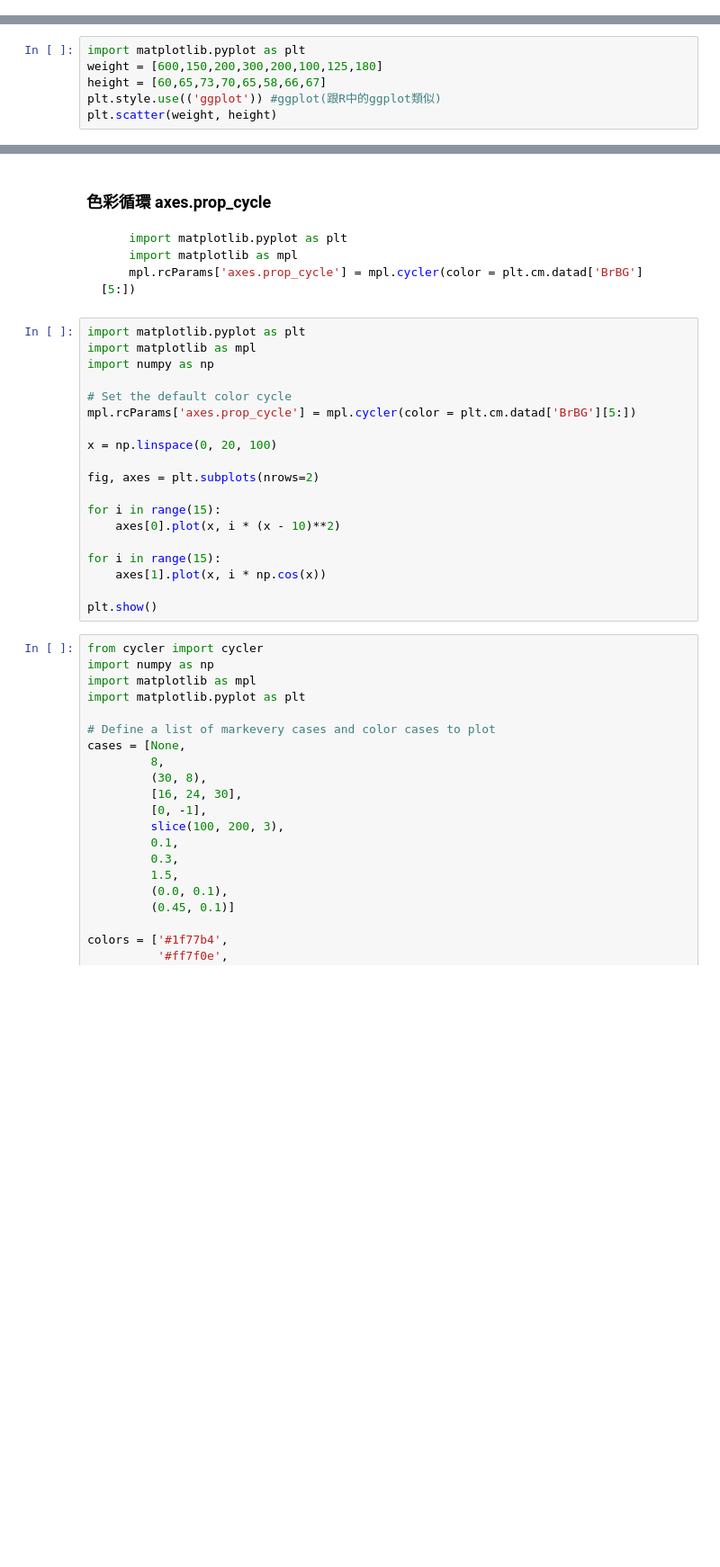
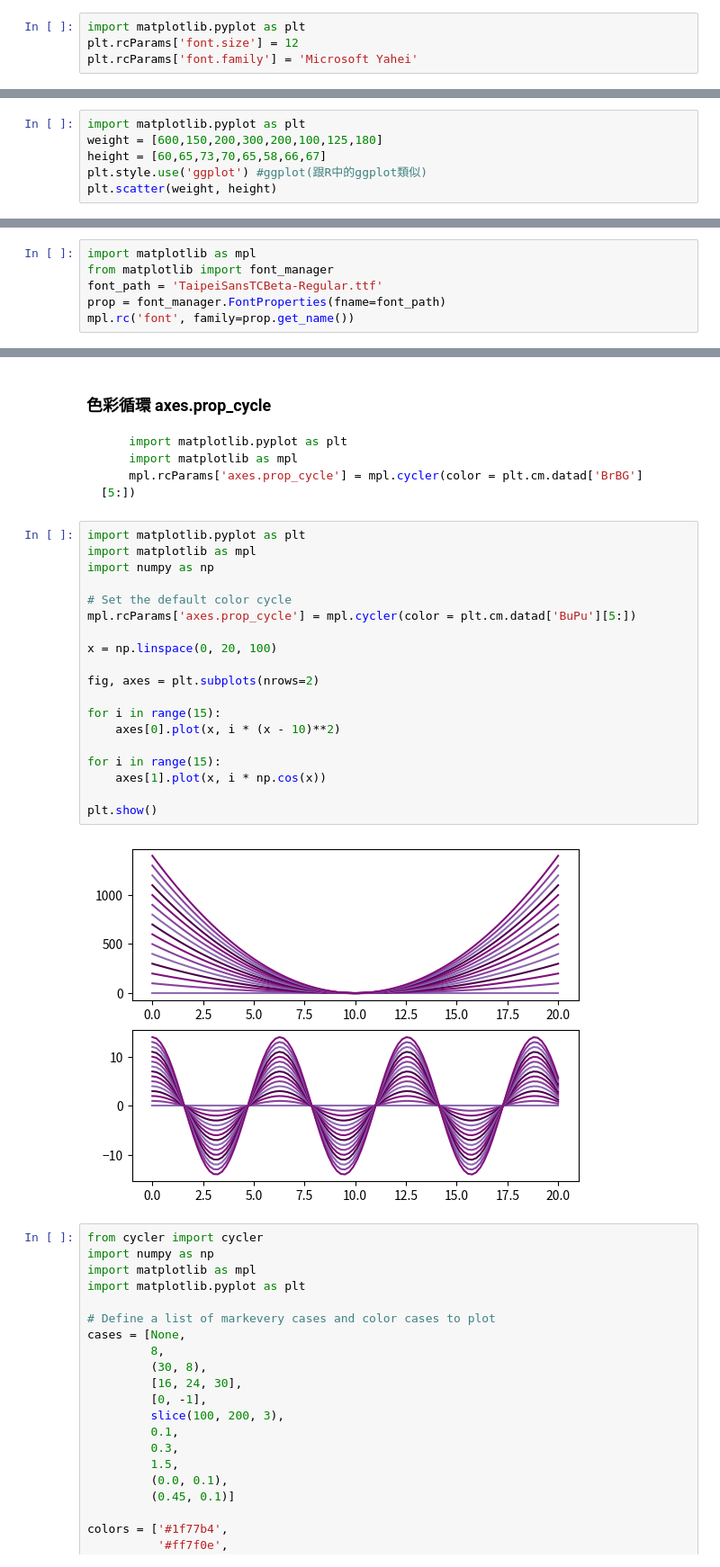
Before and after one commit to smillzy/Python_-, a Jupyter notebook: matplotlib基本設定.ipynb, the cells around one changed output, grey strips where cells are left out. Shown at 90% size. Saved outputs shown, nothing was run; the diff lists cells and outputs as text; blank space fills up the shorter version.

Commit message:
matplotlib基本設定

```diff
--- a/matplotlib基本設定.ipynb
+++ b/matplotlib基本設定.ipynb
@@ -13,3 +13,7 @@ matplotlib.matplotlib_fname()
+# %%
+import matplotlib.pyplot as plt
+plt.rcParams['font.size'] = 12
+plt.rcParams['font.family'] = 'Microsoft Yahei'
 # %% [markdown]
 ## 查詢 matplotlib 的繪圖設定預設值 plt.rcParams
 # %%
@@ -124,7 +128,7 @@ plt.bar(x, y)
 import matplotlib.pyplot as plt
 weight = [600,150,200,300,200,100,125,180]
 height = [60,65,73,70,65,58,66,67]
-plt.style.use(('ggplot')) #ggplot(跟R中的ggplot類似)
+plt.style.use('ggplot') #ggplot(跟R中的ggplot類似)
 plt.scatter(weight, height)
 # %% [output]
 <matplotlib.collections.PathCollection at 0x...>
@@ -474,3 +520,9 @@ mpl.rc('font', family='Taipei Sans TC Beta')
+# %%
+import matplotlib as mpl
+from matplotlib import font_manager
+font_path = 'TaipeiSansTCBeta-Regular.ttf'
+prop = font_manager.FontProperties(fname=font_path)
+mpl.rc('font', family=prop.get_name())
 # %%
 import matplotlib as mpl
 import matplotlib.pyplot as plt
@@ -696,22 +772,24 @@ for cmap_id in plt.colormaps():
 # %%
 import matplotlib.pyplot as plt
 import matplotlib as mpl
 import numpy as np
 
 # Set the default color cycle
-mpl.rcParams['axes.prop_cycle'] = mpl.cycler(color = plt.cm.datad['BrBG'][5:])
+mpl.rcParams['axes.prop_cycle'] = mpl.cycler(color = plt.cm.datad['BuPu'][5:])
 
 x = np.linspace(0, 20, 100)
 
 fig, axes = plt.subplots(nrows=2)
 
 for i in range(15):
     axes[0].plot(x, i * (x - 10)**2)
 
 for i in range(15):
     axes[1].plot(x, i * np.cos(x))
 
 plt.show()
+# %% [output]
+[figure, added]
 # %%
 from cycler import cycler
 import numpy as np
```
Also changed, not shown: parts of 11 cells of this notebook.
